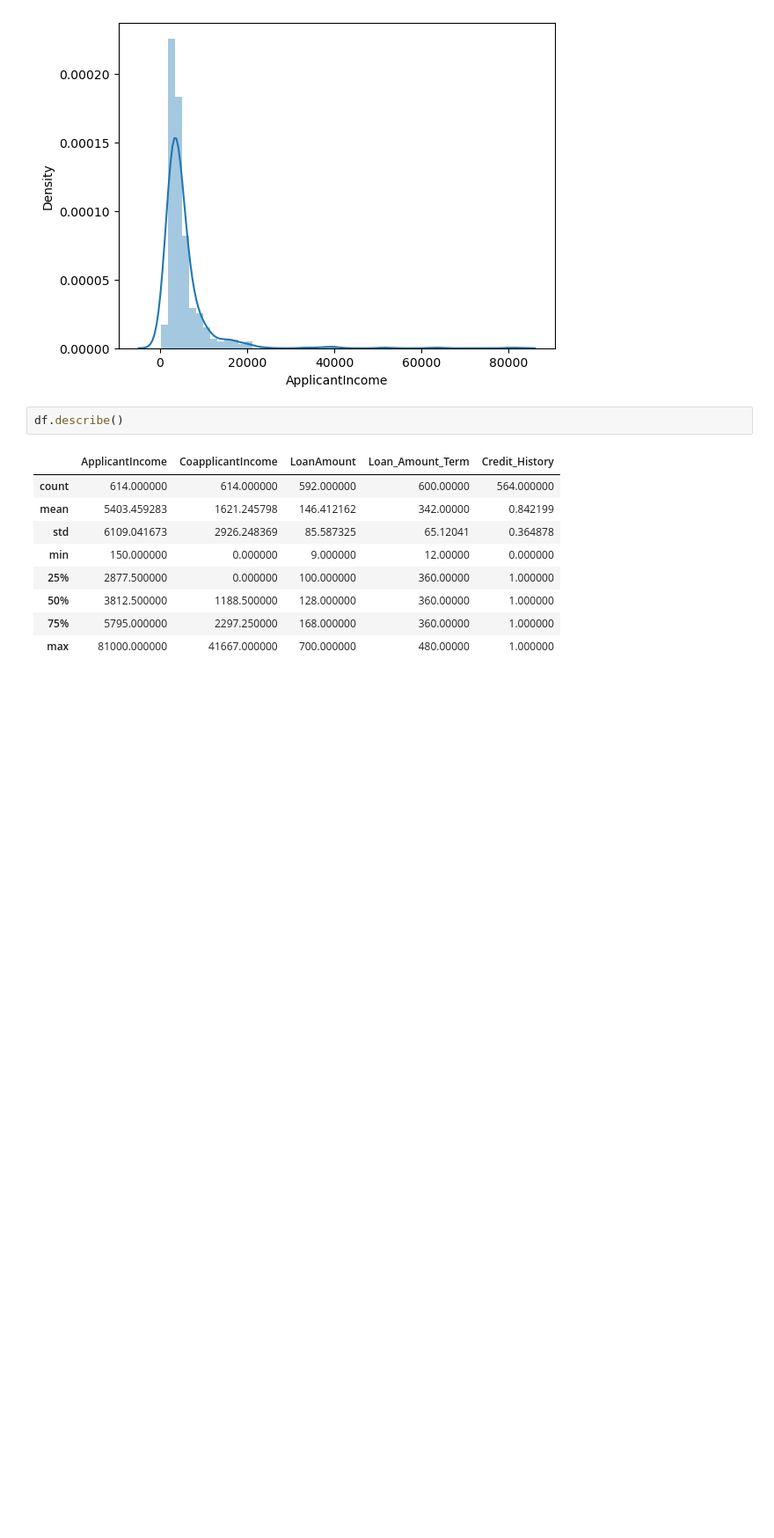
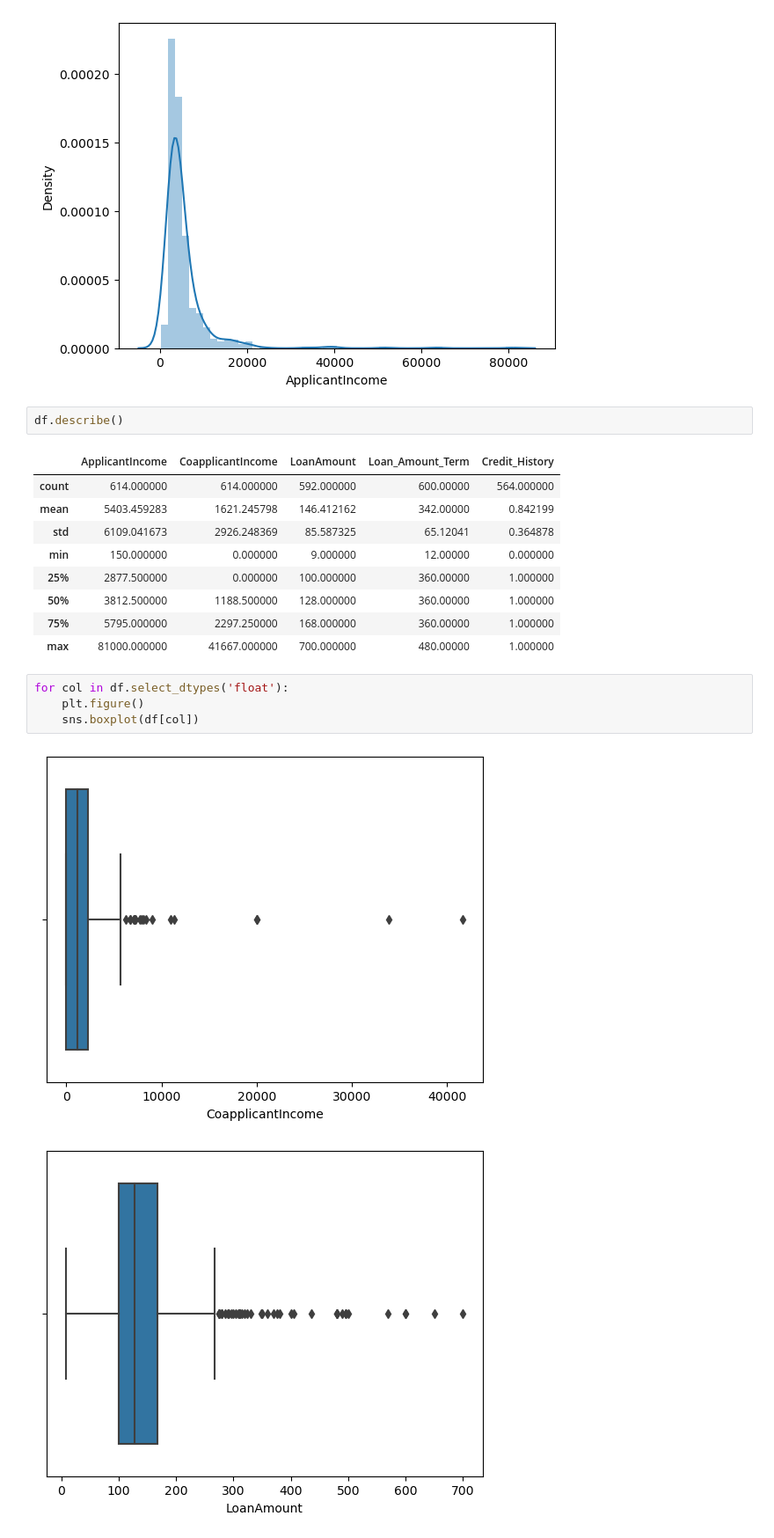
Before and after one commit to mohamedfaysal/Loan-Approval-Prediction---ML, a Jupyter notebook: Loan Approval.ipynb, the cells around one changed output. Shown at 88% size. Saved outputs shown, nothing was run; the diff lists cells and outputs as text; blank space fills up the shorter version.

```diff
--- a/Loan Approval.ipynb
+++ b/Loan Approval.ipynb
@@ -317,3 +324,10 @@ df.describe()
 | 50% | 3812.500000 | 1188.500000 | 128.000000 | 360.00000 | 1.000000 |
 | 75% | 5795.000000 | 2297.250000 | 168.000000 | 360.00000 | 1.000000 |
 | max | 81000.000000 | 41667.000000 | 700.000000 | 480.00000 | 1.000000 |
+# %%
+for col in df.select_dtypes('float'):
+    plt.figure()
+    sns.boxplot(df[col])
+# %% [output]
+[figure, added]
+[figure, added]
```
Also changed, not shown: parts of 57 cells of this notebook.
